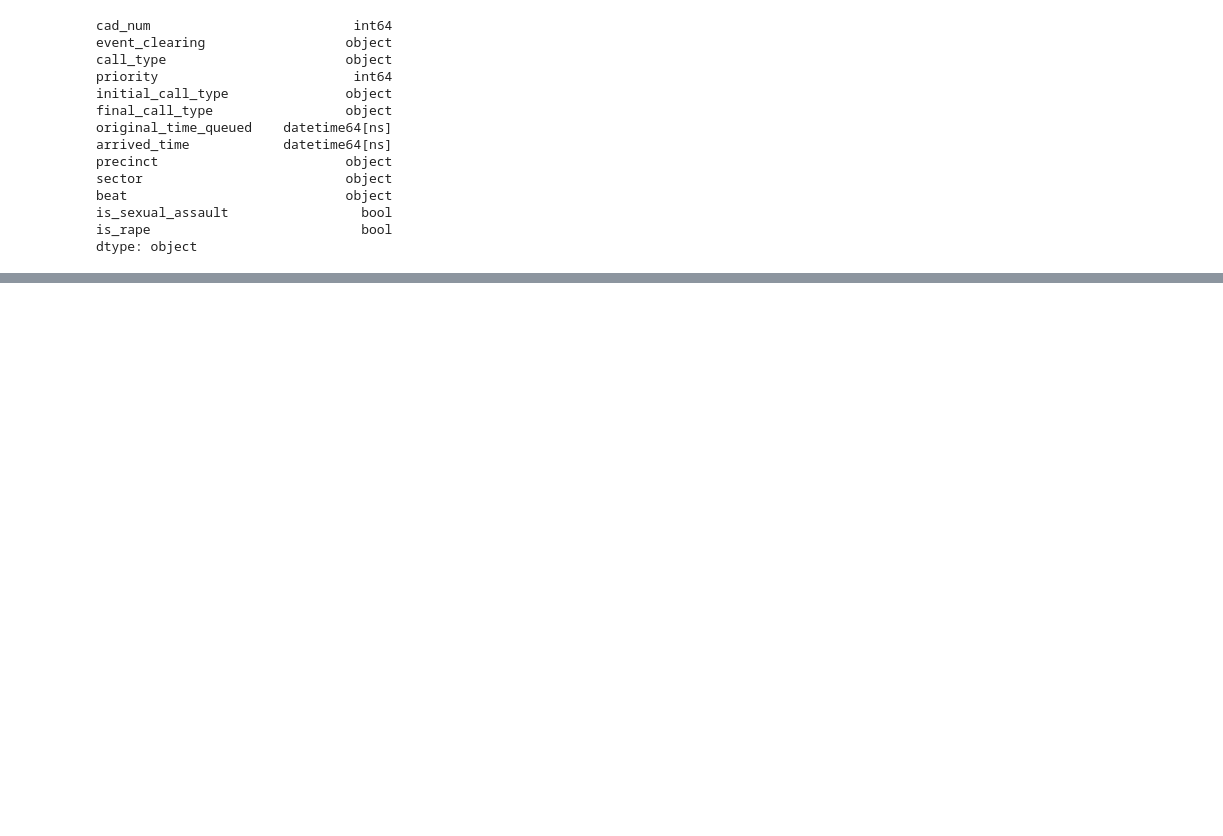
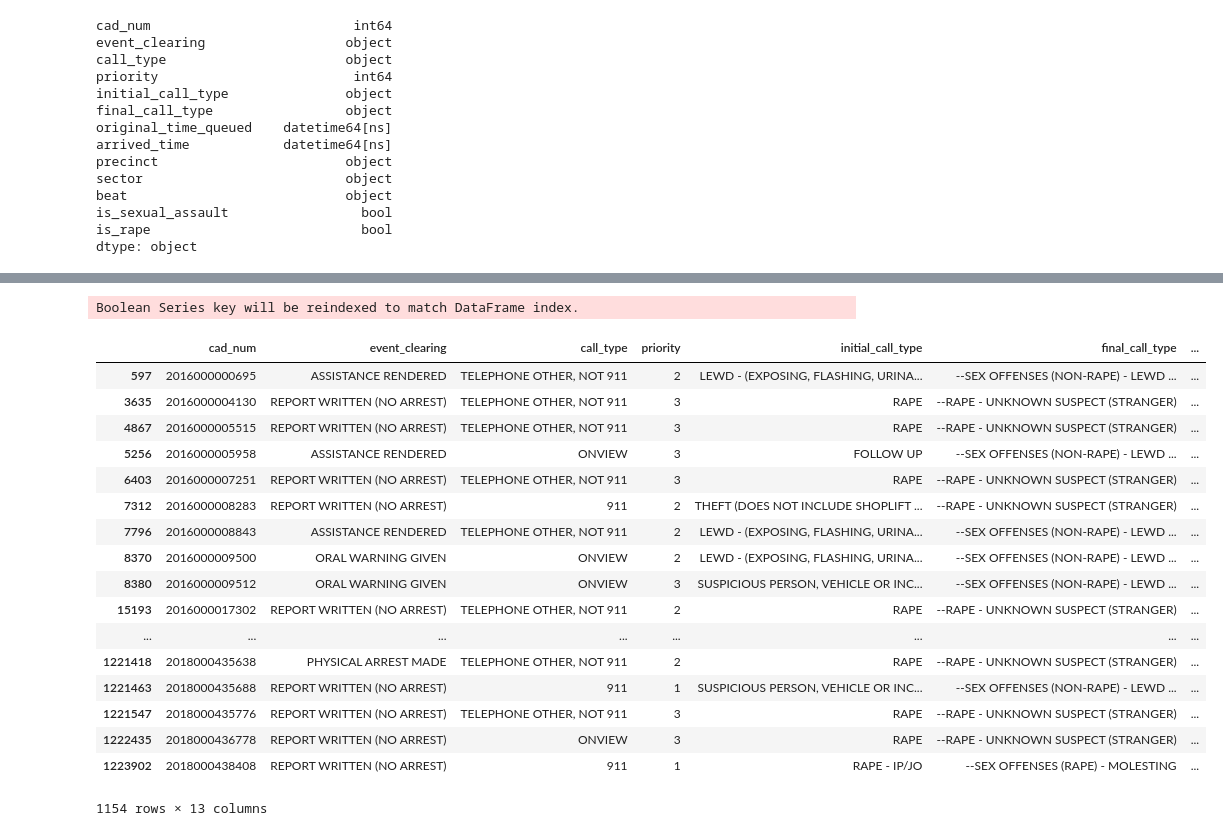
Before and after one commit to teacupwoozy/spd_notebook_archive, a Jupyter notebook: spd_notebook/All_2016_to_11_28_2018.ipynb, the cells around one changed output, grey strips where cells are left out. Drawn from its saved outputs; the diff is of its cells as text; code cells hidden in the pictures; blank space fills up the shorter version.

```diff
--- a/spd_notebook/All_2016_to_11_28_2018.ipynb
+++ b/spd_notebook/All_2016_to_11_28_2018.ipynb
@@ -135,0 +181,22 @@ py.iplot(plot)
+# %%
+is_sexual_assault[data.precinct == 'EAST']
+# %% [output]
+Boolean Series key will be reindexed to match DataFrame index.
+|  | cad_num | event_clearing | call_type | priority | initial_call_type | final_call_type | ... |
+| 597 | 2016000000695 | ASSISTANCE RENDERED | TELEPHONE OTHER, NOT 911 | 2 | LEWD - (EXPOSING, FLASHING, URINA... | --SEX OFFENSES (NON-RAPE) - LEWD ... | ... |
+| 3635 | 2016000004130 | REPORT WRITTEN (NO ARREST) | TELEPHONE OTHER, NOT 911 | 3 | RAPE | --RAPE - UNKNOWN SUSPECT (STRANGER) | ... |
+| 4867 | 2016000005515 | REPORT WRITTEN (NO ARREST) | TELEPHONE OTHER, NOT 911 | 3 | RAPE | --RAPE - UNKNOWN SUSPECT (STRANGER) | ... |
+| 5256 | 2016000005958 | ASSISTANCE RENDERED | ONVIEW | 3 | FOLLOW UP | --SEX OFFENSES (NON-RAPE) - LEWD ... | ... |
+| 6403 | 2016000007251 | REPORT WRITTEN (NO ARREST) | TELEPHONE OTHER, NOT 911 | 3 | RAPE | --RAPE - UNKNOWN SUSPECT (STRANGER) | ... |
+| 7312 | 2016000008283 | REPORT WRITTEN (NO ARREST) | 911 | 2 | THEFT (DOES NOT INCLUDE SHOPLIFT ... | --RAPE - UNKNOWN SUSPECT (STRANGER) | ... |
+| 7796 | 2016000008843 | ASSISTANCE RENDERED | TELEPHONE OTHER, NOT 911 | 2 | LEWD - (EXPOSING, FLASHING, URINA... | --SEX OFFENSES (NON-RAPE) - LEWD ... | ... |
+| 8370 | 2016000009500 | ORAL WARNING GIVEN | ONVIEW | 2 | LEWD - (EXPOSING, FLASHING, URINA... | --SEX OFFENSES (NON-RAPE) - LEWD ... | ... |
+| 8380 | 2016000009512 | ORAL WARNING GIVEN | ONVIEW | 3 | SUSPICIOUS PERSON, VEHICLE OR INC... | --SEX OFFENSES (NON-RAPE) - LEWD ... | ... |
+| 15193 | 2016000017302 | REPORT WRITTEN (NO ARREST) | TELEPHONE OTHER, NOT 911 | 2 | RAPE | --RAPE - UNKNOWN SUSPECT (STRANGER) | ... |
+| ... | ... | ... | ... | ... | ... | ... | ... |
+| 1221418 | 2018000435638 | PHYSICAL ARREST MADE | TELEPHONE OTHER, NOT 911 | 2 | RAPE | --RAPE - UNKNOWN SUSPECT (STRANGER) | ... |
+| 1221463 | 2018000435688 | REPORT WRITTEN (NO ARREST) | 911 | 1 | SUSPICIOUS PERSON, VEHICLE OR INC... | --SEX OFFENSES (NON-RAPE) - LEWD ... | ... |
+| 1221547 | 2018000435776 | REPORT WRITTEN (NO ARREST) | TELEPHONE OTHER, NOT 911 | 3 | RAPE | --RAPE - UNKNOWN SUSPECT (STRANGER) | ... |
+| 1222435 | 2018000436778 | REPORT WRITTEN (NO ARREST) | ONVIEW | 3 | RAPE | --RAPE - UNKNOWN SUSPECT (STRANGER) | ... |
+| 1223902 | 2018000438408 | REPORT WRITTEN (NO ARREST) | 911 | 1 | RAPE - IP/JO | --SEX OFFENSES (RAPE) - MOLESTING | ... |
+1154 rows × 13 columns
```
Also changed, not shown: parts of 24 cells of this notebook.
